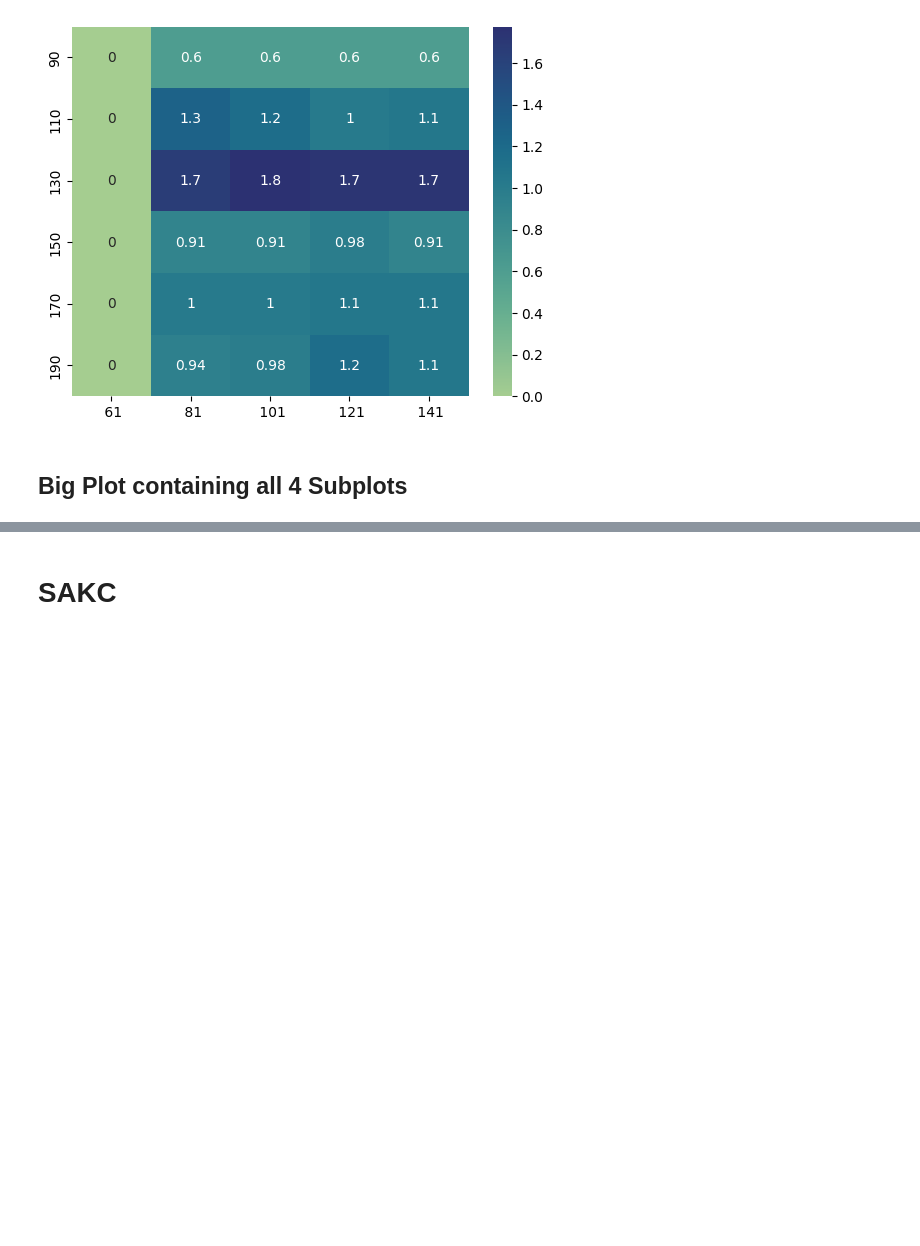
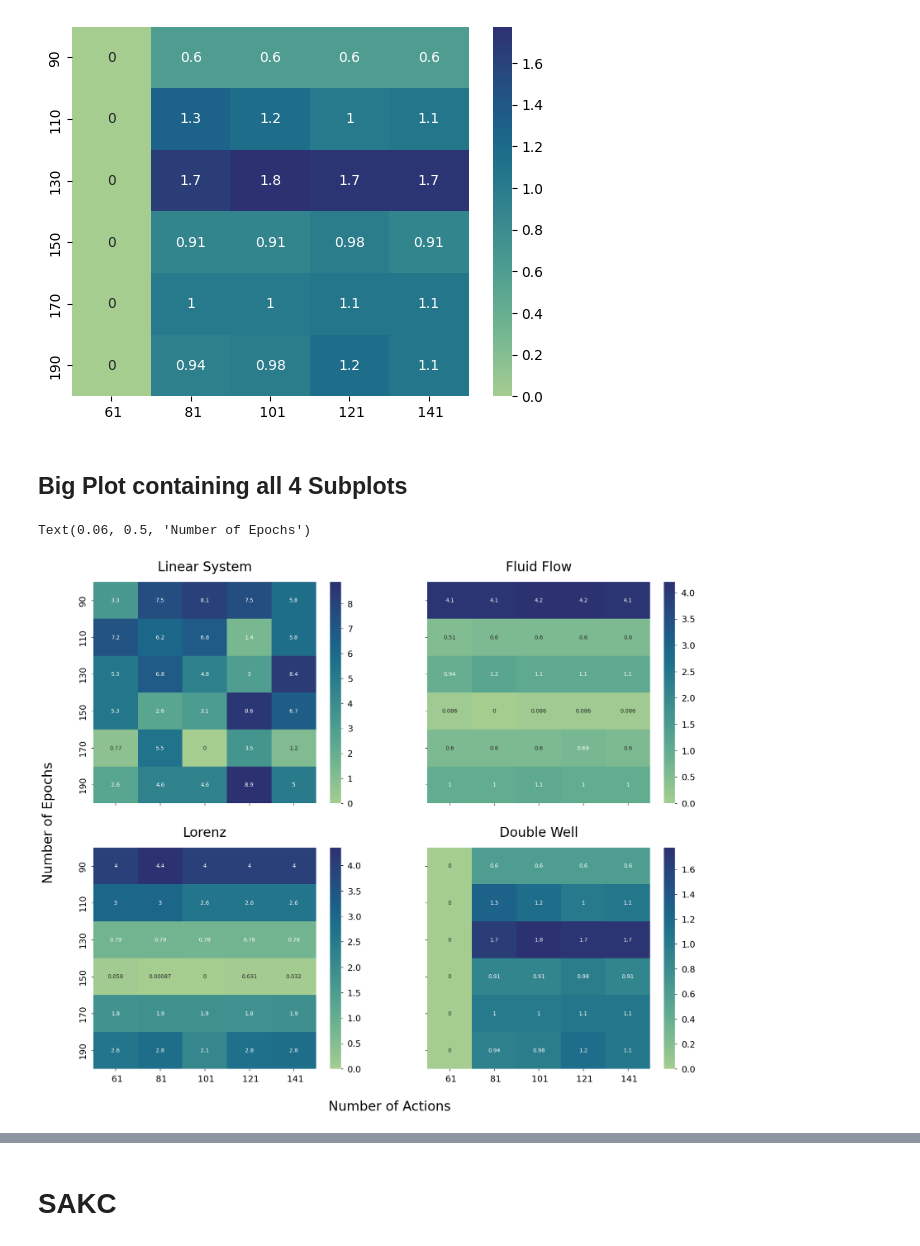
Before and after one commit to ludgerpaehler/KoopmanRLBenchmarking, a Jupyter notebook: evaluations/ablation_heatmaps.ipynb, the cells around one changed output, grey strips where cells are left out. Drawn from its saved outputs; the diff is of its cells as text; code cells hidden in the pictures; blank space fills up the shorter version.

Commit message:
Ablation analysis notebook
Notebook to generate the heatmaps for the ablation analysis.

```diff
--- a/evaluations/ablation_heatmaps.ipynb
+++ b/evaluations/ablation_heatmaps.ipynb
@@ -7,3 +8,9 @@ import seaborn as sns
+# %%
+# Global settings for MatPlotlib
+plt.rcParams['xtick.labelsize']=16
+plt.rcParams['ytick.labelsize']=16
+plt.rcParams['xtick.major.pad']='8'
+plt.rcParams['ytick.major.pad']='8'
 # %% [markdown]
 # SKVI
 
@@ -76,3 +83,18 @@ percent_difference_double_well_skvi_compute.to_parquet('percent_difference_doubl
 [figure]
 # %% [markdown]
 ## Big Plot containing all 4 Subplots
+# %%
+fig, axes = plt.subplots(2, 2, figsize=(20, 16), sharex=True, sharey=True)
+
+# Plot all 4 heatmaps
+sns.heatmap(ax=axes[0, 0], data=percent_difference_linear_system_skvi_compute, annot=True, cmap="crest").set_title('Linear System', fontsize=24, pad=20)
+sns.heatmap(ax=axes[0, 1], data=percent_difference_fluid_flow_skvi_compute, annot=True, cmap="crest").set_title('Fluid Flow', fontsize=24, pad=20)
+sns.heatmap(ax=axes[1, 0], data=percent_difference_lorenz_skvi_compute, annot=True, cmap="crest").set_title('Lorenz', fontsize=24, pad=20)
+sns.heatmap(ax=axes[1, 1], data=percent_difference_double_well_skvi_compute, annot=True, cmap="crest").set_title('Double Well', fontsize=24, pad=20)
+
+# Major x-, and y-labels
+fig.supxlabel('Number of Actions', fontsize=24, y=0.04)
+fig.supylabel('Number of Epochs', fontsize=24, x=0.06)
+# %% [output]
+Text(0.06, 0.5, 'Number of Epochs')
+[figure, added]
```
Also changed, not shown: parts of 9 cells of this notebook.
